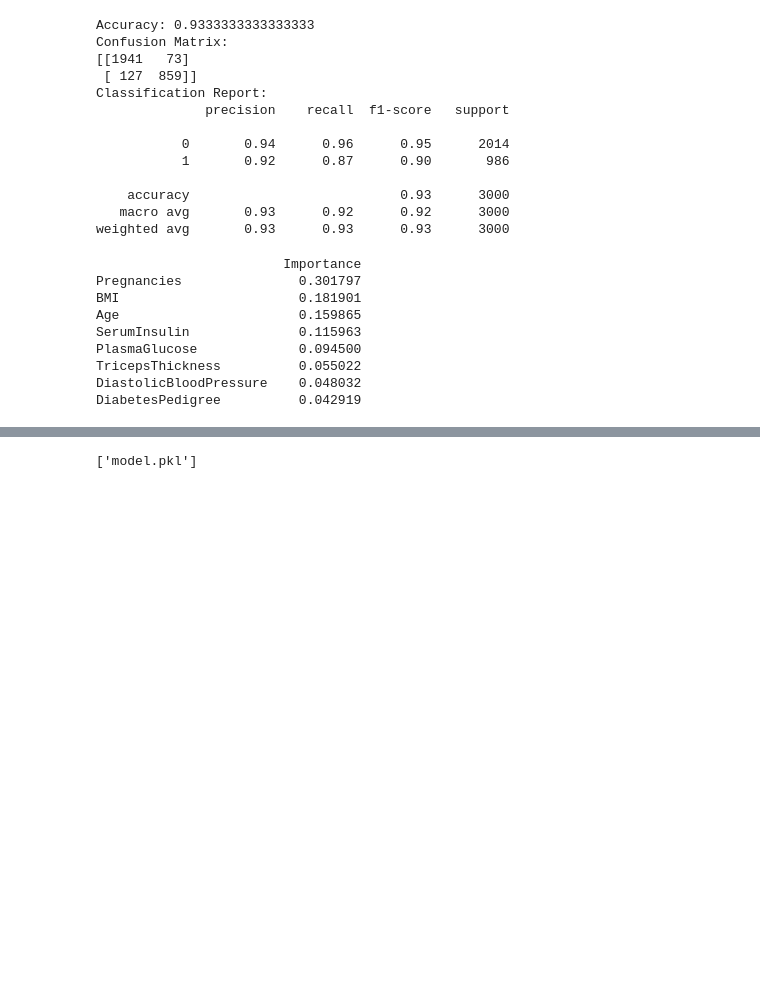
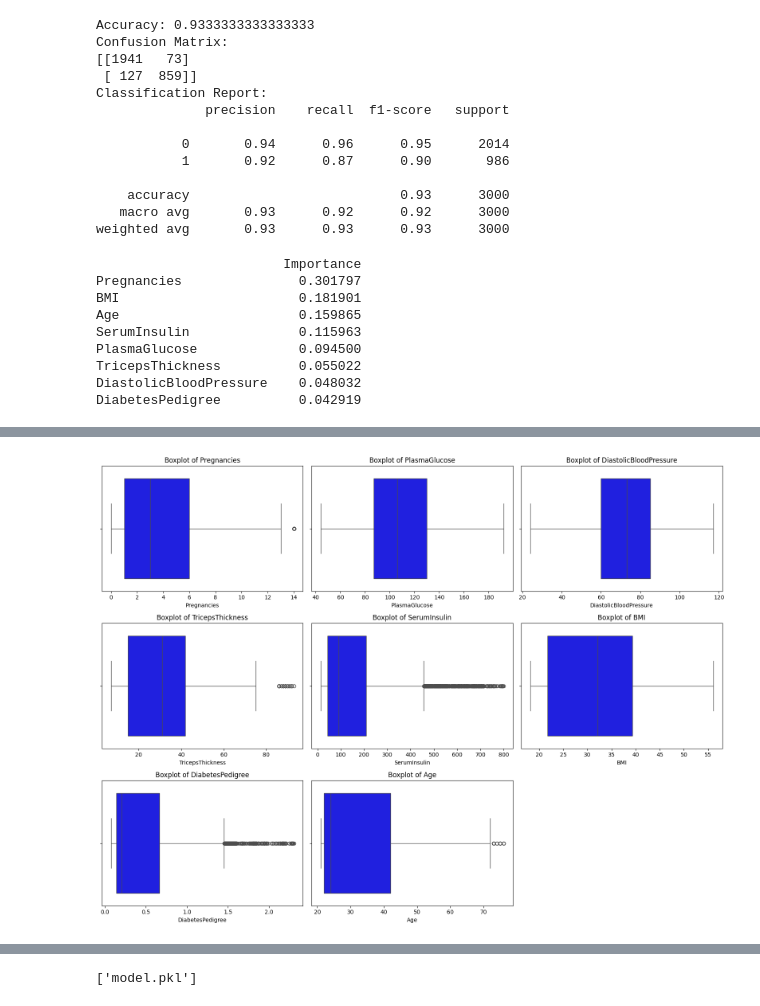
Before and after one commit to Lucky12348/diabetes_prediction, a Jupyter notebook: Diabetes_prediciton.ipynb, the cells around one changed output, grey strips where cells are left out. Drawn from its saved outputs; the diff is of its cells as text; code cells hidden in the pictures; blank space fills up the shorter version.

```diff
--- a/Diabetes_prediciton.ipynb
+++ b/Diabetes_prediciton.ipynb
@@ -247,0 +368,18 @@ DiabetesPedigree          0.042919
+# %%
+# Plot histograms for numerical features
+numerical_features = ['Pregnancies', 'PlasmaGlucose', 'DiastolicBloodPressure',
+                      'TricepsThickness', 'SerumInsulin', 'BMI', 'DiabetesPedigree', 'Age']
+
+plt.figure(figsize=(16, 12))  # Set the figure size
+
+# Loop through each feature to plot
+for i, feature in enumerate(numerical_features, 1):
+    plt.subplot(3, 3, i)  # Create subplots (3 rows, 3 columns)
+    sns.boxplot(data=data_resampled_under,x=feature, color='blue')  # Boxplot for the feature
+    plt.title(f"Boxplot of {feature}")
+    plt.xlabel(feature)
+
+plt.tight_layout()  # Adjust layout to prevent overlapping
+plt.show()
+# %% [output]
+[figure, added]
```
Also changed, not shown: parts of 69 cells of this notebook, 3 other files.
